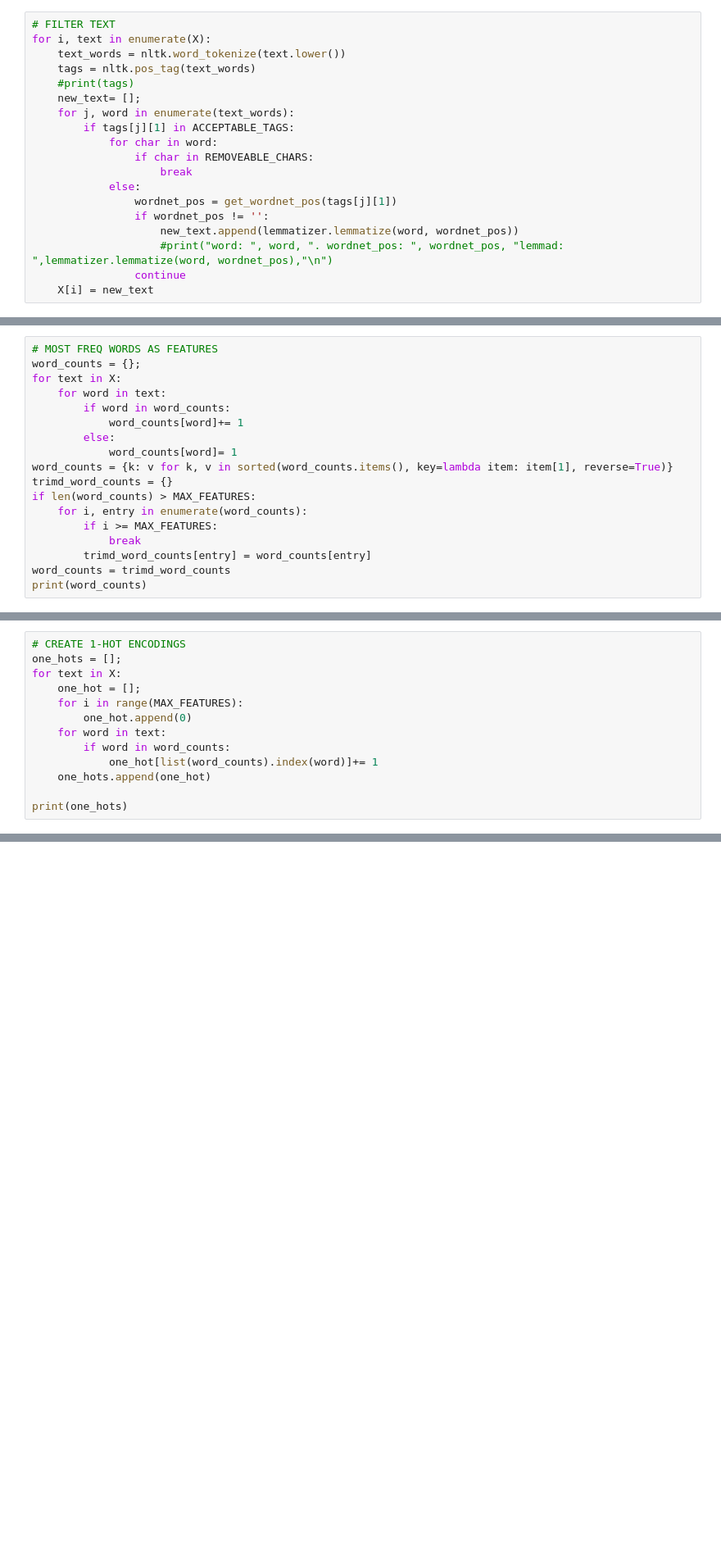
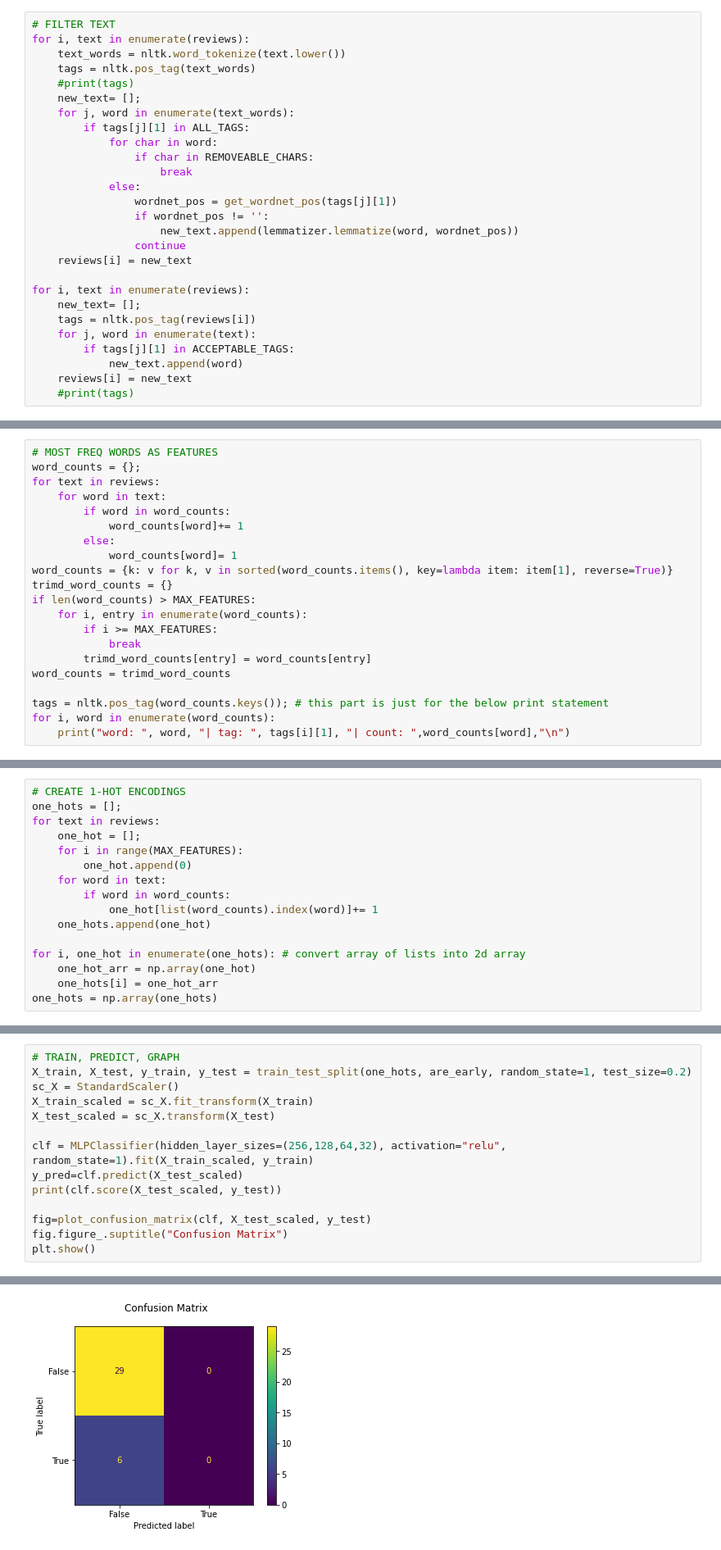
Before and after one commit to ConOLeary/Steam_review_sentiment, a Jupyter notebook: main.ipynb, the cells around one changed output, grey strips where cells are left out. Shown at 82% size. Drawn from its saved outputs; the diff is of its cells as text; blank space fills up the shorter version.

```diff
--- a/main.ipynb
+++ b/main.ipynb
@@ -73,12 +64,12 @@ z[ 323 ]:  False
 # %%
 # FILTER TEXT
-for i, text in enumerate(X):
+for i, text in enumerate(reviews):
     text_words = nltk.word_tokenize(text.lower())
     tags = nltk.pos_tag(text_words)
     #print(tags)
     new_text= [];
     for j, word in enumerate(text_words):
-        if tags[j][1] in ACCEPTABLE_TAGS:
+        if tags[j][1] in ALL_TAGS:
             for char in word:
                 if char in REMOVEABLE_CHARS:
                     break
@@ -86,6 +77,14 @@ for i, text in enumerate(X):
                 wordnet_pos = get_wordnet_pos(tags[j][1])
                 if wordnet_pos != '':
                     new_text.append(lemmatizer.lemmatize(word, wordnet_pos))
-                    #print("word: ", word, ". wordnet_pos: ", wordnet_pos, "lemmad: ",lemmatizer.lemmatize(word, wordnet_pos),"\n")
                 continue
-    X[i] = new_text
+    reviews[i] = new_text
+
+for i, text in enumerate(reviews):
+    new_text= [];
+    tags = nltk.pos_tag(reviews[i])
+    for j, word in enumerate(text):
+        if tags[j][1] in ACCEPTABLE_TAGS:
+            new_text.append(word)
+    reviews[i] = new_text
+    #print(tags)
@@ -92,7 +97,7 @@ for i, text in enumerate(X):
 # %%
 # MOST FREQ WORDS AS FEATURES
 word_counts = {};
-for text in X:
+for text in reviews:
     for word in text:
         if word in word_counts:
             word_counts[word]+= 1
@@ -106,5 +111,8 @@ if len(word_counts) > MAX_FEATURES:
             break
         trimd_word_counts[entry] = word_counts[entry]
 word_counts = trimd_word_counts
-print(word_counts)
+
+tags = nltk.pos_tag(word_counts.keys()); # this part is just for the below print statement
+for i, word in enumerate(word_counts):
+    print("word: ", word, "| tag: ", tags[i][1], "| count: ",word_counts[word],"\n")
 # %% [output]
@@ -112,7 +136,7 @@ print(word_counts)
 # %%
 # CREATE 1-HOT ENCODINGS
 one_hots = [];
-for text in X:
+for text in reviews:
     one_hot = [];
     for i in range(MAX_FEATURES):
         one_hot.append(0)
@@ -121,4 +145,7 @@ for text in X:
             one_hot[list(word_counts).index(word)]+= 1
     one_hots.append(one_hot)
 
-print(one_hots)
+for i, one_hot in enumerate(one_hots): # convert array of lists into 2d array
+    one_hot_arr = np.array(one_hot)
+    one_hots[i] = one_hot_arr
+one_hots = np.array(one_hots)
@@ -131,0 +152,15 @@ print(one_hots)
+# %%
+# TRAIN, PREDICT, GRAPH
+X_train, X_test, y_train, y_test = train_test_split(one_hots, are_early, random_state=1, test_size=0.2)
+sc_X = StandardScaler()
+X_train_scaled = sc_X.fit_transform(X_train)
+X_test_scaled = sc_X.transform(X_test)
+
+clf = MLPClassifier(hidden_layer_sizes=(256,128,64,32), activation="relu", random_state=1).fit(X_train_scaled, y_train)
+y_pred=clf.predict(X_test_scaled)
+print(clf.score(X_test_scaled, y_test))
+
+fig=plot_confusion_matrix(clf, X_test_scaled, y_test)
+fig.figure_.suptitle("Confusion Matrix")
+plt.show()
+# %% [output]
@@ -131,0 +168 @@ print(one_hots)
+[figure, added]
```
Also changed, not shown: parts of 8 cells of this notebook, 2 other files.
